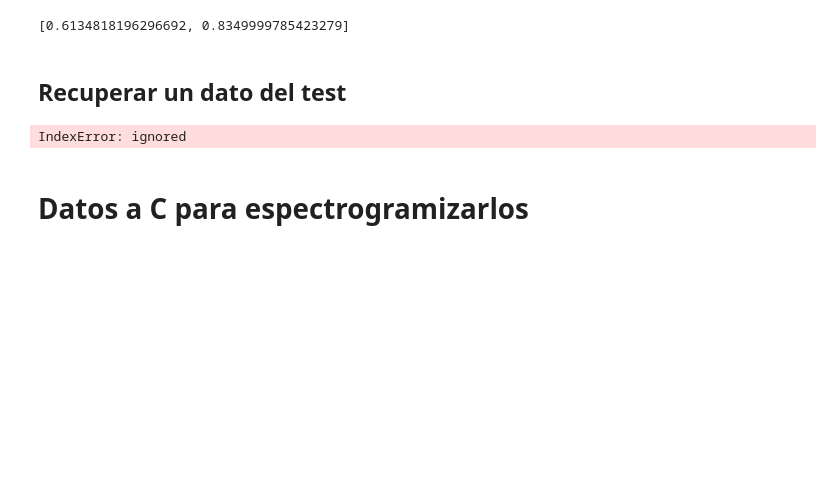
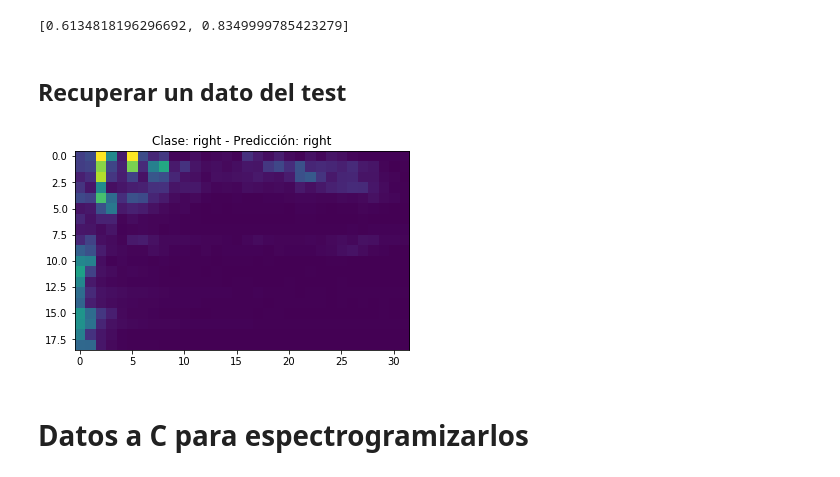
Before and after one commit to saavedramarcosdavid/export_spectrogram, a Jupyter notebook: speech-commands/reconocimiento de voz.ipynb, the cells around one changed output. Saved outputs shown, nothing was run; the diff lists cells and outputs as text; code cells hidden in the pictures; blank space fills up the shorter version.

```diff
--- a/speech-commands/reconocimiento de voz.ipynb
+++ b/speech-commands/reconocimiento de voz.ipynb
@@ -388,24 +388,24 @@ def visualizar_muestra(numero, repeticion, x_test, the_real_x_train, y_test, mod
         plt.imshow(muestra[0,:,:,0], cmap='gray')
 
     if _imprimir_prediccion:
-        plt.title(f"Número: {commands[y_test[n_muestra]]} - Predicción: {np.argmax(model.predict(np.reshape(x_test[n_muestra], ((1, )+ x_test[n_muestra].shape))))}")
+        plt.title(f"Clase: {commands[y_test[n_muestra]]} - Predicción: {commands[np.argmax(model.predict(np.reshape(x_test[n_muestra], ((1, )+ x_test[n_muestra].shape))))]}")
     else:
-        plt.title(f"Número: {commands[y_test[n_muestra]]}")
+        plt.title(f"Clase: {commands[y_test[n_muestra]]}")
 
     plt.show()
 # %%
 # Elección del número
-numero = 5
+numero = 3
 repeticion = 1
 
 # Qué datos adicionales imprimir
-_imprimir_prediccion = 0
+_imprimir_prediccion = 1
 _imprimir_matriz = 0
 _imprimir_vector = 0
 _grafico_color = 1
 visualizar_muestra(numero, repeticion, mfcc_x_test, x_test, y_test, model, _imprimir_prediccion, _imprimir_matriz, _imprimir_vector, _grafico_color)
 # %% [output]
-IndexError: ignored
+[figure, added]
 # %% [markdown]
 # Datos a C para espectrogramizarlos
 # %%
```
Also changed, not shown: parts of 29 cells of this notebook, 1 other file.
